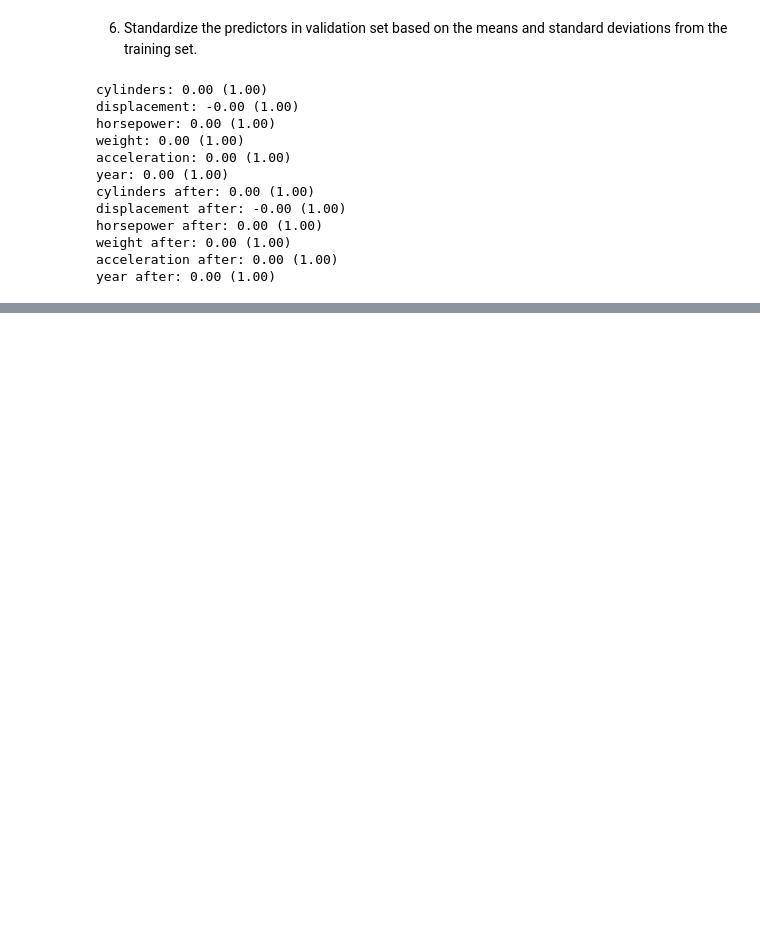
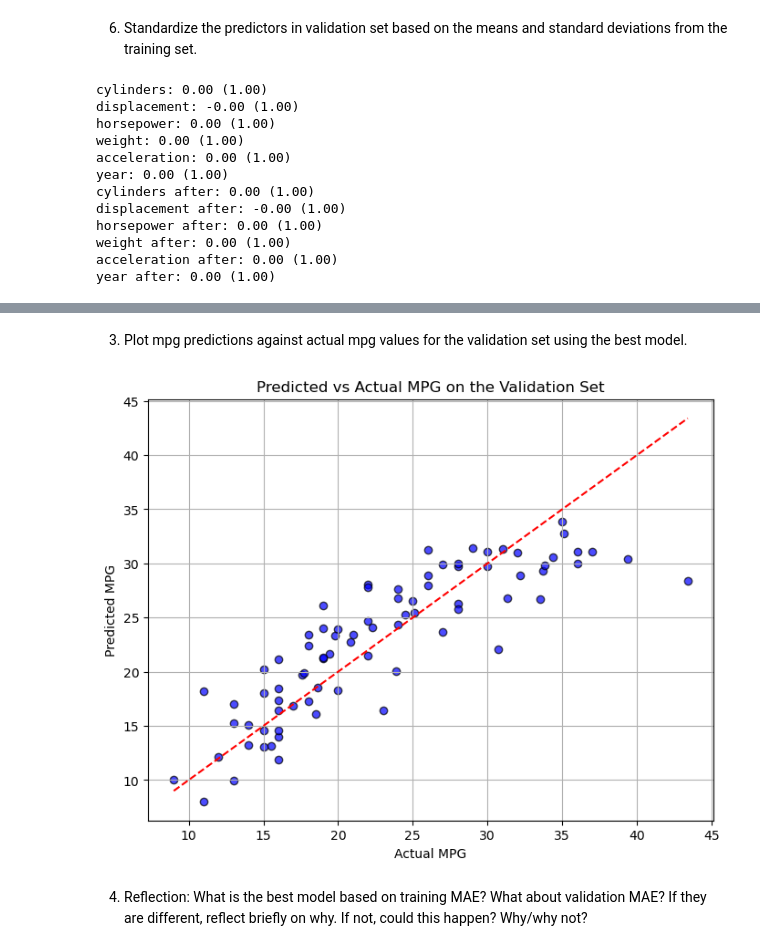
Before and after one commit to qiqin4/PSY9511, a Jupyter notebook: Assignment3.ipynb, the cells around one changed output, grey strips where cells are left out. Cells and saved outputs as stored; diff of their text form; code cells hidden in the pictures; blank space fills up the shorter version.

```diff
--- a/Assignment3.ipynb
+++ b/Assignment3.ipynb
@@ -104,0 +217,28 @@ It is a good idea and necessary to standardize the variables because this gives
+# %% [markdown]
+3. Plot mpg predictions against actual mpg values for the validation set using the best model.
+# %%
+
+best_predictors = current_predictors  # The final set of predictors from the loop
+
+# Train the final model using the best predictors
+best_model = LinearRegression()
+best_model.fit(train_data[best_predictors], train_data[target])
+
+# Make predictions on the validation set
+val_predictions = best_model.predict(val_data[best_predictors])
+
+# Plotting the predicted vs actual mpg values
+plt.figure(figsize=(8, 6))
+plt.scatter(val_data[target], val_predictions, alpha=0.7, color='blue', edgecolors='black')
+plt.plot([val_data[target].min(), val_data[target].max()],
+         [val_data[target].min(), val_data[target].max()],
+         color='red', linestyle='--')  # Line where predicted = actual
+plt.xlabel("Actual MPG")
+plt.ylabel("Predicted MPG")
+plt.title("Predicted vs Actual MPG on the Validation Set")
+plt.grid(True)
+plt.show()
+# %% [output]
+[figure, added]
+# %% [markdown]
+4. Reflection: What is the best model based on training MAE? What about validation MAE? If they are different, reflect briefly on why. If not, could this happen? Why/why not?
```
Also changed, not shown: parts of 9 cells of this notebook.
